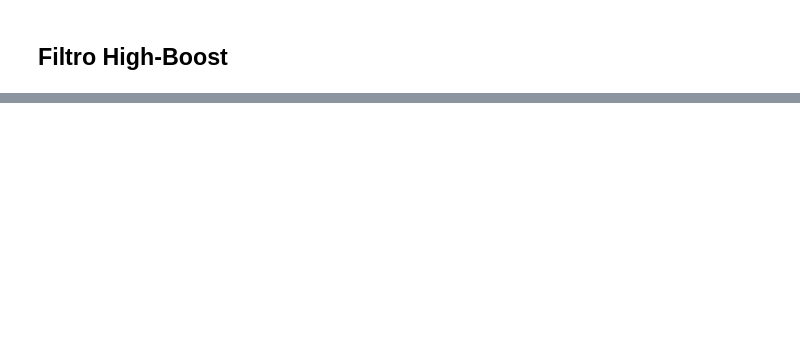
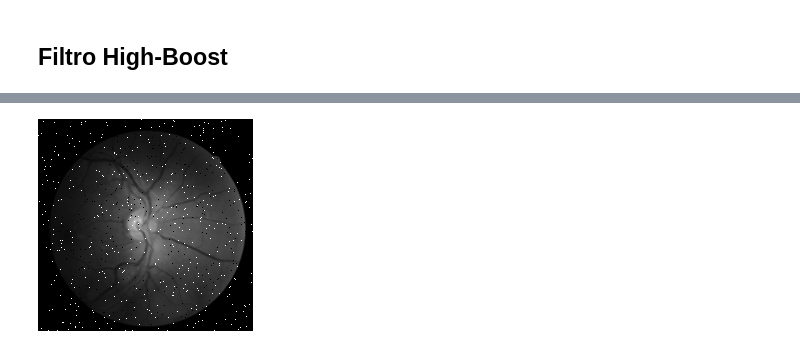
Before and after one commit to hoffera/PDI-Opera-es_Pontuais_e_Filtragem_Espacial, a Jupyter notebook: Projeto_M1_–_Operações_Pontuais_e_Filtragem_Espacial.ipynb, the cells around one changed output, grey strips where cells are left out. Cells and saved outputs as stored; diff of their text form; code cells hidden in the pictures; blank space fills up the shorter version.

```diff
--- a/Projeto_M1_–_Operações_Pontuais_e_Filtragem_Espacial.ipynb
+++ b/Projeto_M1_–_Operações_Pontuais_e_Filtragem_Espacial.ipynb
@@ -290,0 +249,3 @@ img_hb = highboost(img_grayscale_pondered, img_sobel, 1.5)
+# %%
+imagem_1 = cv2.imread('/content/fundus_5.png',1)
+cv2_imshow(imagem_1)
@@ -290,0 +254,5 @@ img_hb = highboost(img_grayscale_pondered, img_sobel, 1.5)
+# %%
+#APLICANDO GRAYSCALE
+
+imagem_1_grayscale = grayscale(imagem_1)
+cv2_imshow(imagem_1_grayscale)
@@ -290,0 +261,6 @@ img_hb = highboost(img_grayscale_pondered, img_sobel, 1.5)
+# %%
+#APLICANDO SAL PIMENTA
+imagem_1_sal_pimenta = salpimenta(imagem_1_grayscale)
+cv2_imshow(imagem_1_sal_pimenta)
+# %% [output]
+[figure, added]
```
Also changed, not shown: parts of 21 cells of this notebook.
